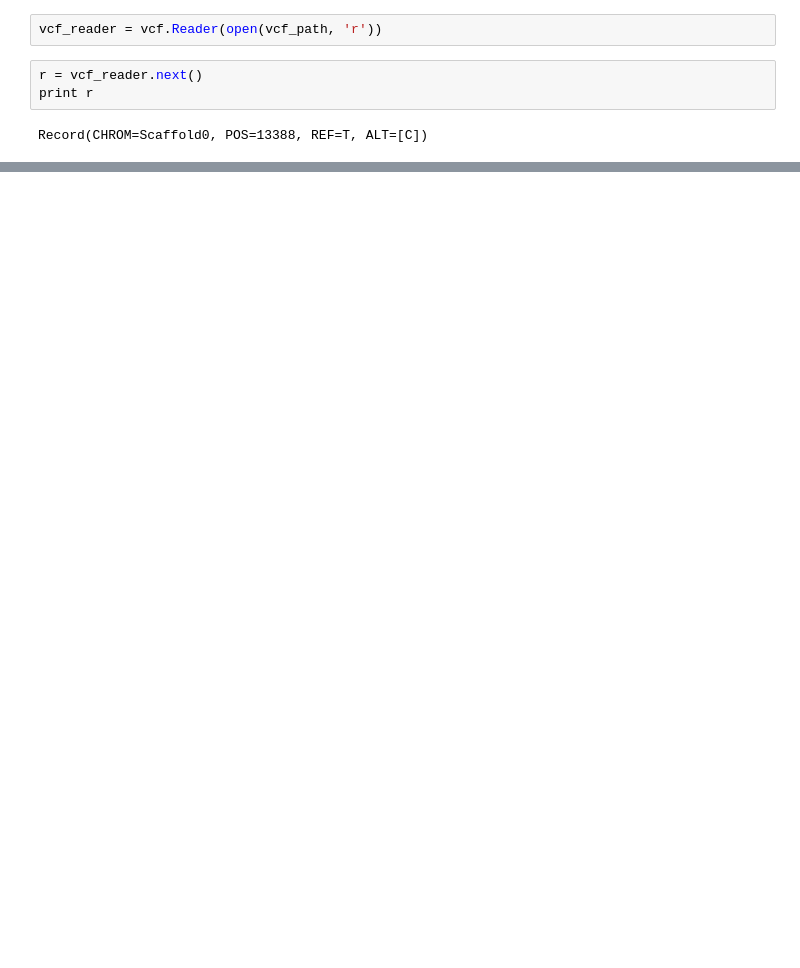
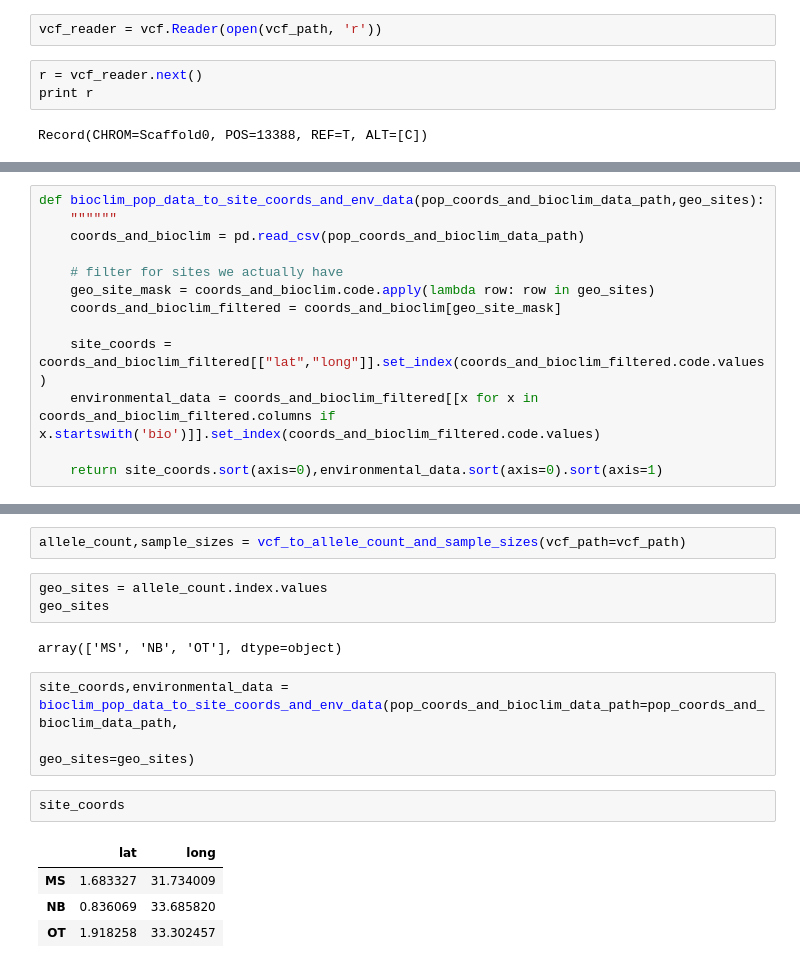
Before and after one commit to xguse/ipy_notebooks, a Jupyter notebook: YALE/ddrad58/2015-07-28__gINLAnd_input_prep.ipynb, the cells around one changed output, grey strips where cells are left out. Drawn from its saved outputs; the diff is of its cells as text; blank space fills up the shorter version.

```diff
--- a/YALE/ddrad58/2015-07-28__gINLAnd_input_prep.ipynb
+++ b/YALE/ddrad58/2015-07-28__gINLAnd_input_prep.ipynb
@@ -37,0 +207,13 @@ True
+# %%
+def bioclim_pop_data_to_site_coords_and_env_data(pop_coords_and_bioclim_data_path,geo_sites):
+    """"""
+    coords_and_bioclim = pd.read_csv(pop_coords_and_bioclim_data_path)
+
+    # filter for sites we actually have
+    geo_site_mask = coords_and_bioclim.code.apply(lambda row: row in geo_sites)
+    coords_and_bioclim_filtered = coords_and_bioclim[geo_site_mask]
+
+    site_coords = coords_and_bioclim_filtered[["lat","long"]].set_index(coords_and_bioclim_filtered.code.values)
+    environmental_data = coords_and_bioclim_filtered[[x for x in coords_and_bioclim_filtered.columns if x.startswith('bio')]].set_index(coords_and_bioclim_filtered.code.values)
+
+    return site_coords.sort(axis=0),environmental_data.sort(axis=0).sort(axis=1)
@@ -37,0 +225,17 @@ True
+# %%
+allele_count,sample_sizes = vcf_to_allele_count_and_sample_sizes(vcf_path=vcf_path)
+# %%
+geo_sites = allele_count.index.values
+geo_sites
+# %% [output]
+array(['MS', 'NB', 'OT'], dtype=object)
+# %%
+site_coords,environmental_data = bioclim_pop_data_to_site_coords_and_env_data(pop_coords_and_bioclim_data_path=pop_coords_and_bioclim_data_path,
+                                                                              geo_sites=geo_sites)
+# %%
+site_coords
+# %% [output]
+|  | lat | long |
+| MS | 1.683327 | 31.734009 |
+| NB | 0.836069 | 33.685820 |
+| OT | 1.918258 | 33.302457 |
```
Also changed, not shown: parts of 23 cells of this notebook, 8 other files.
